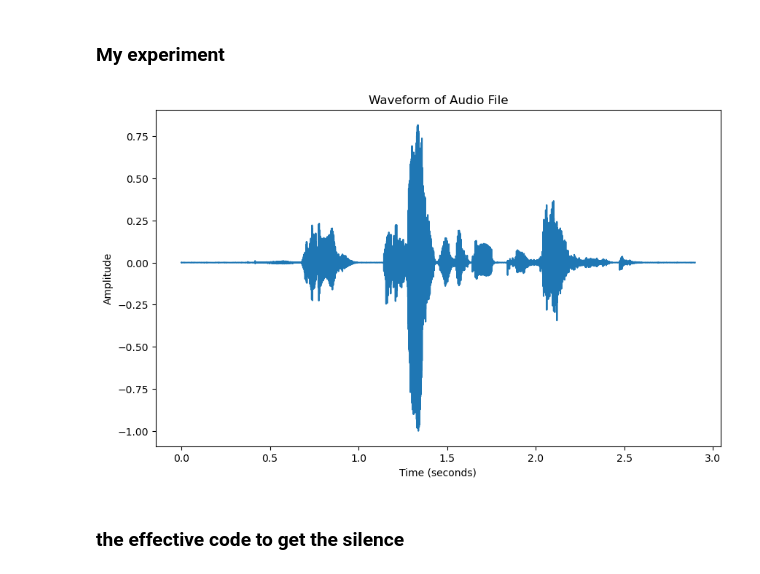
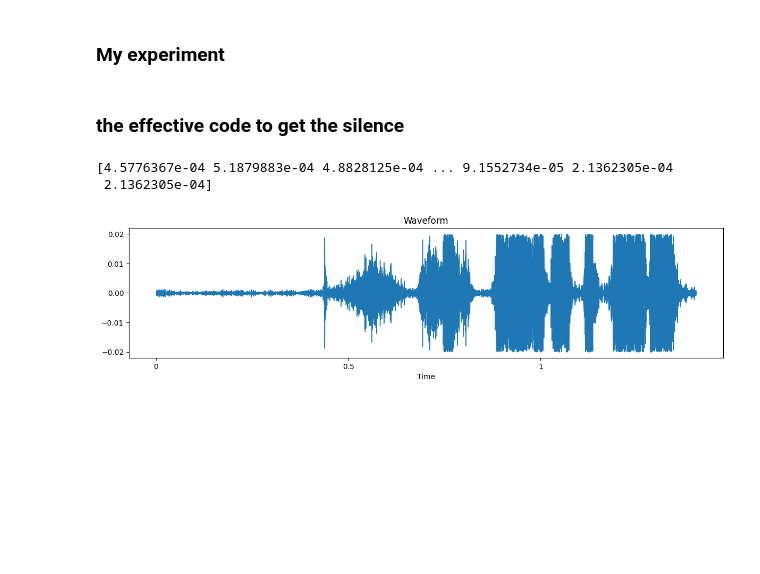
Before and after one commit to LovatoTomas/DF_AudioDeepfakeDetection, a Jupyter notebook: NN_Silence_Ali.ipynb, the cells around one changed output. Saved outputs shown, nothing was run; the diff lists cells and outputs as text; code cells hidden in the pictures; blank space fills up the shorter version.

Commit message:
silence update

```diff
--- a/NN_Silence_Ali.ipynb
+++ b/NN_Silence_Ali.ipynb
@@ -375,23 +257,5 @@ plt.show()
 # %% [markdown]
 ### My experiment
-# %%
-i = 2
-plot_audio_in_time(prova_audio[i], SAMPLE_RATE)
-# %% [output]
-[figure, removed]
-# %%
-signal = prova_audio[1]
-# Normalize the audio signal
-signal = signal / np.max(np.abs(signal))
-
-# # Pad or trim the signal to ensure uniform length
-# max_length = SAMPLE_RATE * len(signal)
-# if len(signal) < max_length:
-#     signal = np.pad(signal, (0, max_length - len(signal)), 'constant')
-# else:
-#     signal = signal[:max_length]
-
-silenzio = filter_noise(signal, 0.1)
 # %% [markdown]
 ### the effective code to get the silence
 # %%
@@ -399,7 +263,7 @@ import numpy as np
 import matplotlib.pyplot as plt
 from scipy.ndimage import uniform_filter1d
 
-global envelope
+# global envelope
 
 def custom_waveshow(y, sr=22050, max_points=11025, axis='time', offset=0.0, **kwargs):
     """
@@ -416,6 +280,7 @@ def custom_waveshow(y, sr=22050, max_points=11025, axis='time', offset=0.0, **kw
     Returns:
     - None
     """
+    envelope = 0
     # Determine the total duration of the audio
     duration = len(y) / sr  # in seconds
 
@@ -425,8 +290,8 @@ def custom_waveshow(y, sr=22050, max_points=11025, axis='time', offset=0.0, **kw
     # Adaptive rendering: Check if the plot duration is short
     if duration <= max_points / sr:
         # Detailed sample-based view
-        envelope = y
-        # plt.step(time, y, where="post", **kwargs)
+        # envelope = y
+        plt.step(time, y, where="post", **kwargs)
     else:
         # Downsample for amplitude envelope
         downsample_factor = max(1, len(y) // max_points)
@@ -446,7 +311,7 @@ def custom_waveshow(y, sr=22050, max_points=11025, axis='time', offset=0.0, **kw
         #     envelope_time,
         #     envelope[::downsample_factor],
         #     -envelope[::downsample_factor],
-        #     #alpha=0.6, #This may be causing a conflict
+        #     alpha=0.6, #This may be causing a conflict
         #     **fill_between_kwargs, #Use the modified kwargs without 'alpha' here.
         # )
 
@@ -472,3 +337,19 @@ def extract_silence_from_audio(y, sr, threshold):
         counter = counter + 1
     C = sil[:counter]
     return C
+# %%
+a = prova_audio[3]
+print(y)
+# if type(y)==int:
+#     print('ok')
+q = custom_waveshow(a, sr=22050, max_points=11025, color="blue", alpha=0.8)
+# %% [output]
+[4.5776367e-04 5.1879883e-04 4.8828125e-04 ... 9.1552734e-05 2.1362305e-04
+ 2.1362305e-04]
+# %%
+po = extract_silence_from_audio(a, SAMPLE_RATE, 0.02)
+# %%
+plot_audio(po, sr = SAMPLE_RATE)
+listen_to_audio(po, sr = SAMPLE_RATE)
+# %% [output]
+[figure, added]
```
Also changed, not shown: parts of 61 cells of this notebook, 2 other files.
